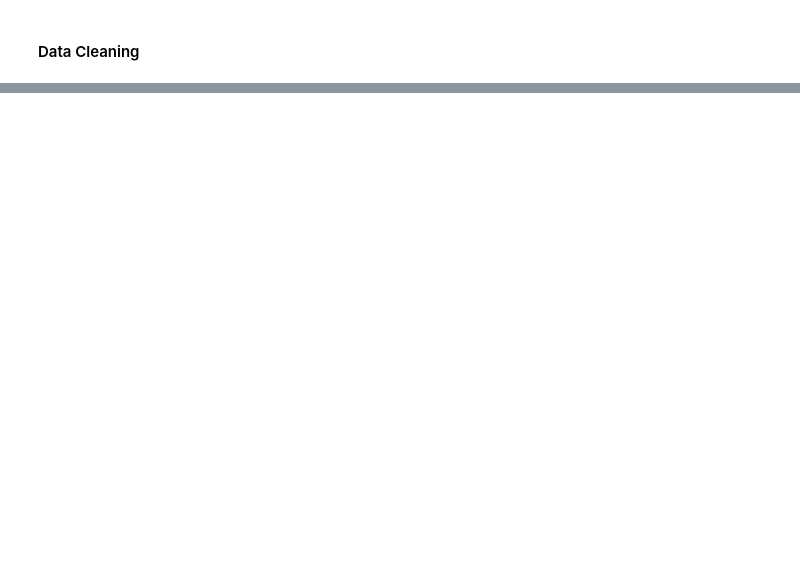
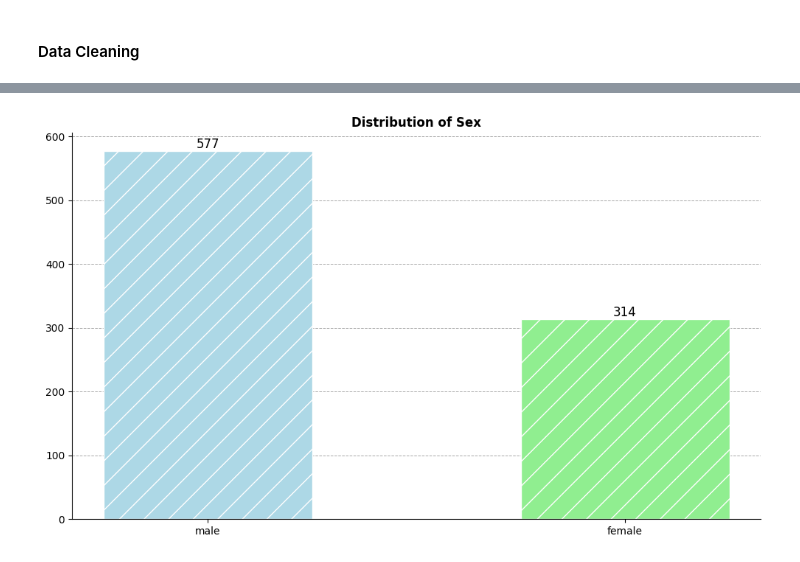
Before and after one commit to Ma7moodAs/Titanic-prediction, a Jupyter notebook: notebooks/notebook.ipynb, the cells around one changed output, grey strips where cells are left out. Cells and saved outputs as stored; diff of their text form; code cells hidden in the pictures; blank space fills up the shorter version.

Commit message:
Data Visualization Phase has been started

```diff
--- a/notebooks/notebook.ipynb
+++ b/notebooks/notebook.ipynb
@@ -74,8 +48,9 @@ print('---'*20)
 print(f'The percentage of missing values in each column is:\n {(((df.isna().sum())/df.shape[0])).sort_values(ascending=False)}')
 
 # handling missing values in the DataFrame
-#df = df.drop(columns=['Cabin'])
+df = df.drop(columns=['Cabin'],errors='ignore')
 categorical_cols = df.select_dtypes(exclude=np.number).columns
+
 for col in numerical_cols:
     if df[col].isna().sum() > 0:
         df[col].fillna(df[col].median(),inplace=True)
@@ -139,8 +89,13 @@ dtype: int64
 # %%
 for col in df.columns.to_list():
     print(f'The Data type of {col} is: {df[col].dtype}')
-    print('\n','---'*10,'\n')
+    print('\n','----'*10,'\n')
 # Converting Data types if needed
-df['Age'] = df['Age'].astype('int64')
-print(f'The Data type of Age after conversion is: {df["Age"].dtype}')
-display(df.Age.sample(20))
+df['Passenger_Class'] = df['Passenger_Class'].astype('object')
+df['Survived'] = df['Survived'].astype('object')
+
+numerical_cols = df.select_dtypes(include=np.number).columns
+categorical_cols = df.select_dtypes(exclude=np.number).columns
+print(f'Numerical columns after converting data types are:\n {numerical_cols.to_list()}')
+print('---'*20)
+print(f'Categorical columns after converting data types are:\n {tuple(categorical_cols)}')
@@ -247,0 +172,77 @@ Passing `palette` without assigning `hue` is deprecated and will be removed in v
+# %%
+# Checking the relation between survival and other features
+df['Survived'] = pd.to_numeric(df['Survived'])
+display(df.head())
+
+# exploring the relation between the sex and being survived:
+
+display(df.groupby('Sex')['Survived'].value_counts(normalize=True))
+display(df.groupby('Sex')['Survived'].mean())
+
+plt.figure(figsize=(10,6),dpi=100)
+bars = plt.bar(x=df['Sex'].value_counts().index,
+               height=df['Sex'].value_counts().values,
+               color=['lightblue','lightgreen'],
+               edgecolor='white',
+               width=0.5,
+               align='center')
+for bar in bars:
+    y_val = bar.get_height()
+    x_pos = (bar.get_width()/2) + bar.get_x()
+    plt.text(x_pos,y_val,int(y_val),ha='center',va='bottom',fontsize=12)
+    bar.set_hatch('/')
+plt.title('Distribution of Sex',fontdict={'fontsize':12,'fontweight':'bold'})
+plt.grid(axis='y',linestyle='--',linewidth=0.7,color='gray',alpha=0.7)
+plt.gca().set_axisbelow(True)
+sns.despine()
+plt.tight_layout()
+plt.show()
+
+
+idx = df.groupby('Sex')['Survived'].value_counts().index
+vals = df.groupby('Sex')['Survived'].value_counts().values
+labels = [f'{sex} -- {survived}' for sex,survived in idx]
+legend_labels = ['Female -- Survived','Female -- Not Survived','Male -- Not Survived','Male -- Survived']
+
+plt.figure(figsize=(10,6),dpi=100)
+bars = plt.bar(x=labels,
+               height=df.groupby('Sex')['Survived'].value_counts().values,
+               color=['lightblue','lightgreen'],
+               edgecolor='white',
+               hatch='/',
+               width=0.8,
+               align='center')
+for bar in bars:
+    y_val = bar.get_height()
+    x_pos = bar.get_x() + (bar.get_width()/2)
+    plt.text(x_pos,y_val,int(y_val),ha='center',va='bottom',fontsize=12)
+plt.grid(visible=True,axis='y',linestyle='--',linewidth=0.7,color='gray',alpha=1)
+plt.gca().set_axisbelow(True)
+sns.despine()
+plt.title('Survival Counts per Gender',fontdict={'fontsize':12,'fontweight':'bold'})
+plt.legend(handles=bars,title='legend',labels=legend_labels,edgecolor='gray')
+plt.tight_layout()
+plt.show()
+
+#Another approach using seaborn
+print('Survival counts per Gender using seaborn:\n')
+plt.figure(figsize=(10,6),dpi=100)
+bars = sns.countplot(data=df,
+                     x=df['Sex'],
+                     hue=df['Survived'],
+                     palette='pastel')
+for bar in bars.patches:
+    y_val = bar.get_height()
+    x_pos = bar.get_x() + (bar.get_width()/2)
+    if y_val > 0:
+        plt.text(x_pos,y_val,int(y_val),ha='center',va='bottom',fontsize=12)
+    bar.set_edgecolor('white')
+    bar.set_hatch('/')
+sns.despine(left=True)
+plt.gca().set_axisbelow(True)
+plt.grid(visible=True,axis='y',linestyle='--',linewidth=0.8,color='gray')
+plt.title('Survival Counts Per Gender using seaborn',fontdict={'fontsize':12,'fontweight':'bold'})
+plt.legend(title='Survived',labels=['Did Not Survive','Survived'],edgecolor='gray')
+plt.tight_layout()
+plt.show()
+# %% [output]
@@ -247,0 +265 @@ Passing `palette` without assigning `hue` is deprecated and will be removed in v
+[figure, added]
```
Also changed, not shown: parts of 13 cells of this notebook.
